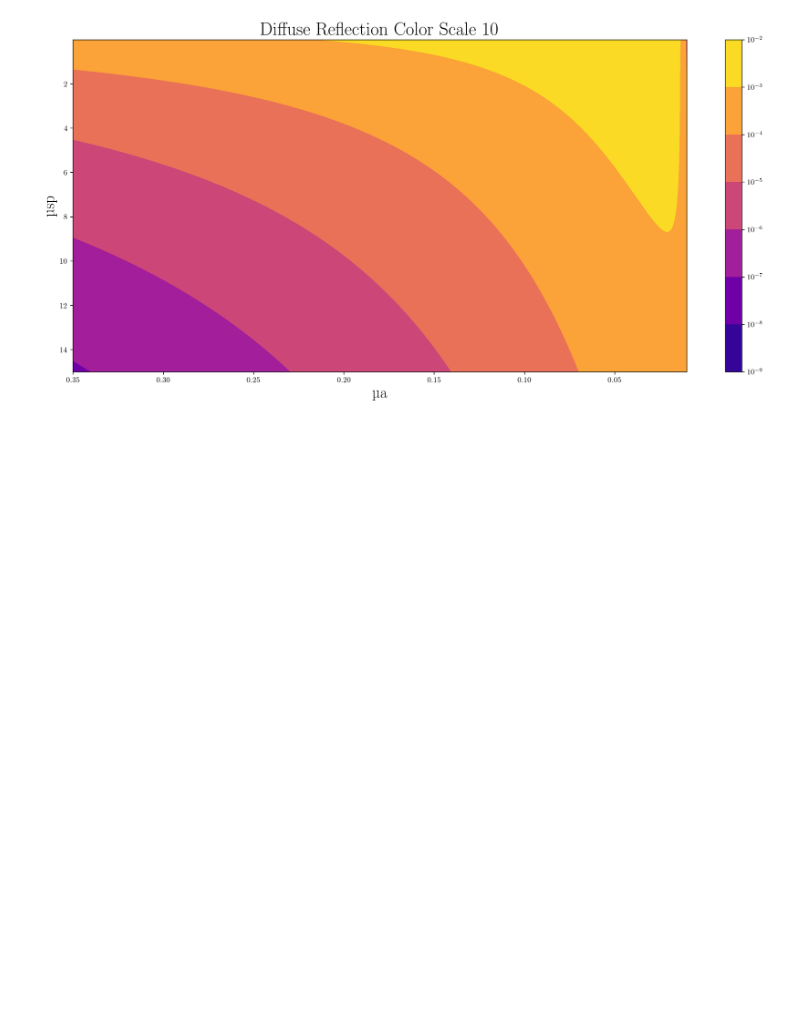
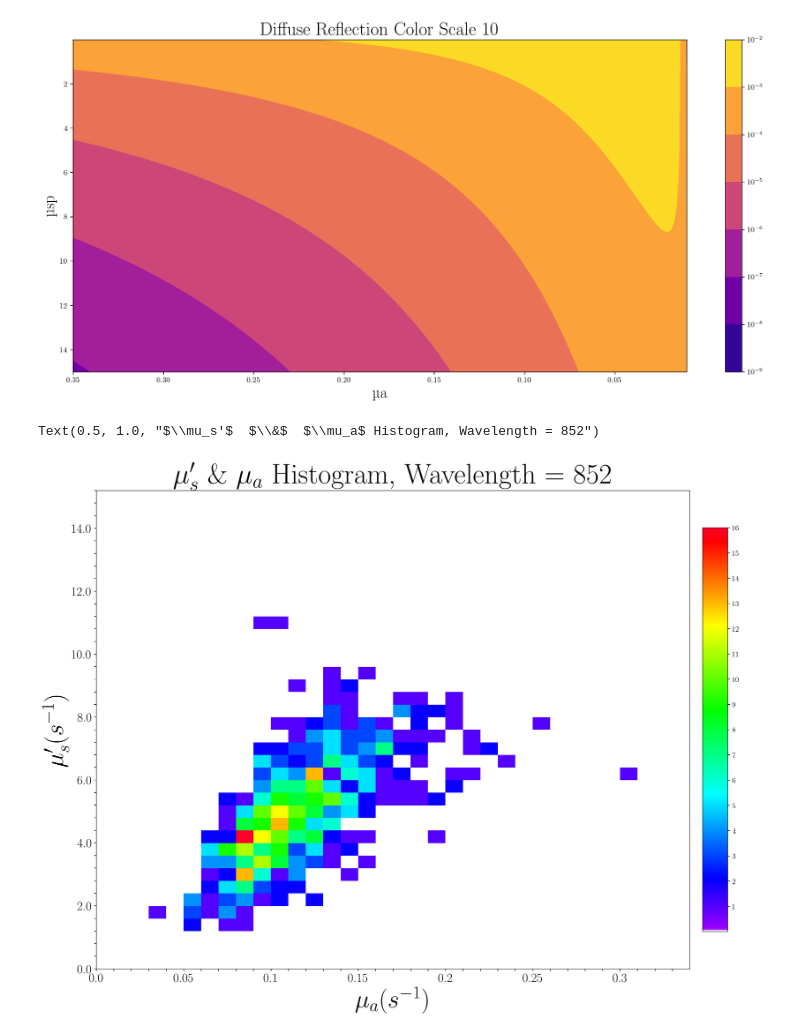
Before and after one commit to FNNDSC-BabyNIRS/Diffuse_Reflectance_Analysis, a Jupyter notebook: µs_and_DR.ipynb, the cells around one changed output. Drawn from its saved outputs; the diff is of its cells as text; code cells hidden in the pictures; blank space fills up the shorter version.

```diff
--- a/µs_and_DR.ipynb
+++ b/µs_and_DR.ipynb
@@ -176,15 +165,26 @@ plt.rcParams.update({'font.size': 12})
 # %% [output]
 [figure]
 # %%
-max_value_µa = 0.33; max_value_µsp = 15; µa_bin = 0.05; µsp_bin = 1
+max_value_µa = 0.33; max_value_µsp = 15; µa_bin_label = 0.05; µsp_bin_label = 1; µa_bin = 0.01; µsp_bin = 0.4;
 ax_fontsize = 20
 population = 'IVH'
-
-for wl in wavelengths:
-    fig_µ, axµ = plt.subplots(figsize=(18,15),dpi = 200)
-    plot_2d_hist(axµ, 0.01, 0.4,µa_dict[wl],µsp_dict[wl],max_value_µa,max_value_µsp,µa_bin,µsp_bin, ax_fontsize)
-    axµ.set_xlabel(fr'$\mu_a (s^{{-1}})$',size=40)
-    axµ.set_ylabel(fr"$\mu_s' (s^{{-1}})$",size=40)
-    axµ.set_title(fr"$\mu_s'$  $\&$  $\mu_a$ Histogram, Wavelength = {wl}", size = 45)
-    plt.savefig(fr'{population}_2D_Histogram_{wl}.jpg')
-    plt.close()
+# %%
+
+for wl in wavelengths:
+    fig_µ, axµ = plt.subplots(figsize=(18,15),dpi = 200)
+    plot_2d_hist(axµ, 0.01, 0.4,µa_dict[wl],µsp_dict[wl],max_value_µa,max_value_µsp,µa_bin_label,µsp_bin_label, ax_fontsize)
+    axµ.set_xlabel(fr'$\mu_a (s^{{-1}})$',size=40)
+    axµ.set_ylabel(fr"$\mu_s' (s^{{-1}})$",size=40)
+    axµ.set_title(fr"$\mu_s'$  $\&$  $\mu_a$ Histogram, Wavelength = {wl}", size = 45)
+    #plt.savefig(fr'{population}_2D_Histogram_{wl}.jpg')
+    plt.close()
+# %%
+fig_µ, axµ = plt.subplots(figsize=(18,14),dpi = 200)
+plot_2d_hist(axµ, 0.01, 0.4,µa_dict[wl],µsp_dict[wl],max_value_µa,max_value_µsp,µa_bin_label,µsp_bin_label, ax_fontsize)
+axµ.set_xlabel(fr'$\mu_a (s^{{-1}})$',size=40)
+axµ.set_ylabel(fr"$\mu_s' (s^{{-1}})$",size=40)
+axµ.set_title(fr"$\mu_s'$  $\&$  $\mu_a$ Histogram, Wavelength = {wavelengths[-1]}", size = 45)
+#plt.savefig(fr'{population}_2D_Histogram_{wl}.jpg')
+# %% [output]
+Text(0.5, 1.0, "$\\mu_s'$  $\\&$  $\\mu_a$ Histogram, Wavelength = 852")
+[figure, added]
```
Also changed, not shown: parts of 8 cells of this notebook, 1 other file.
